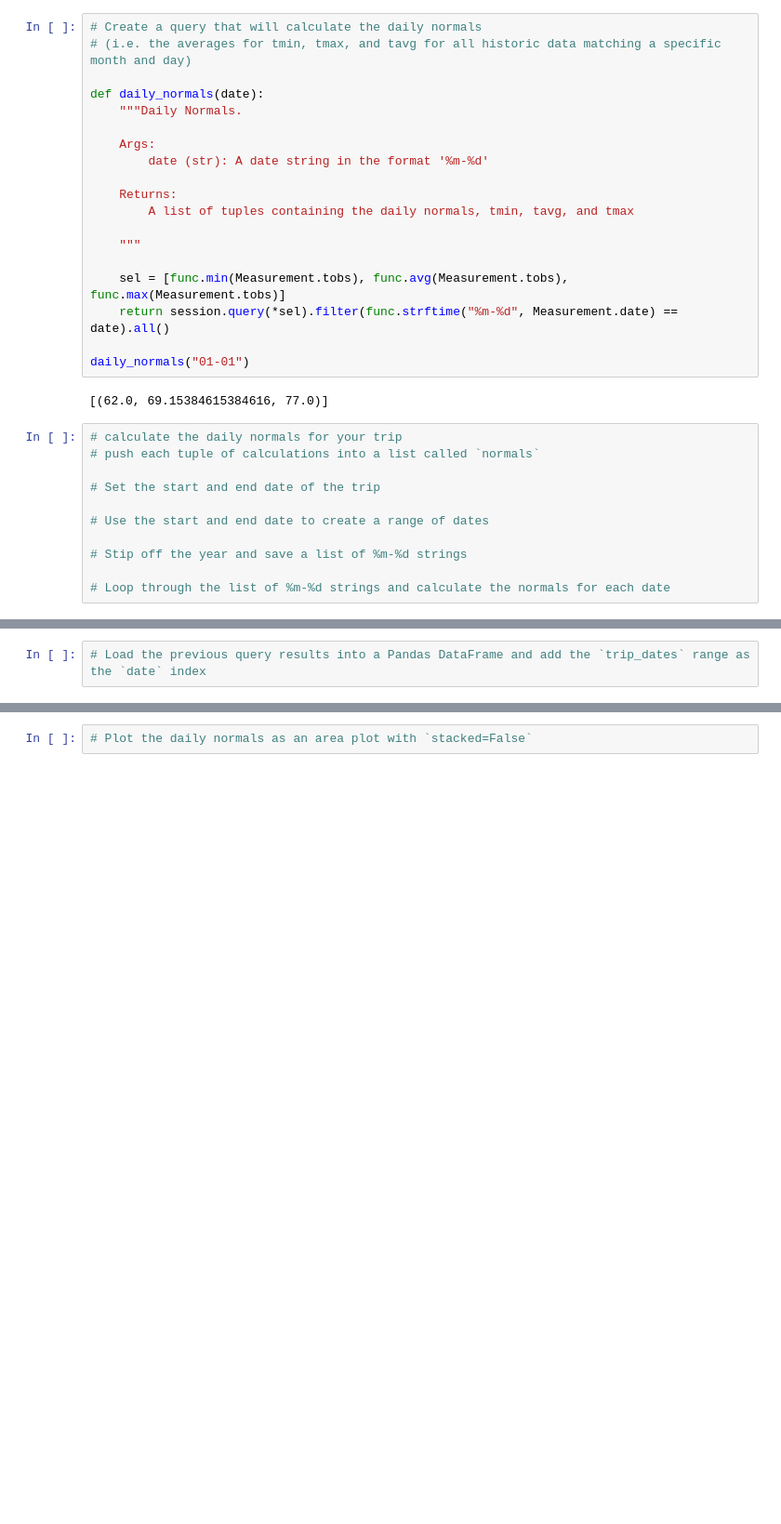
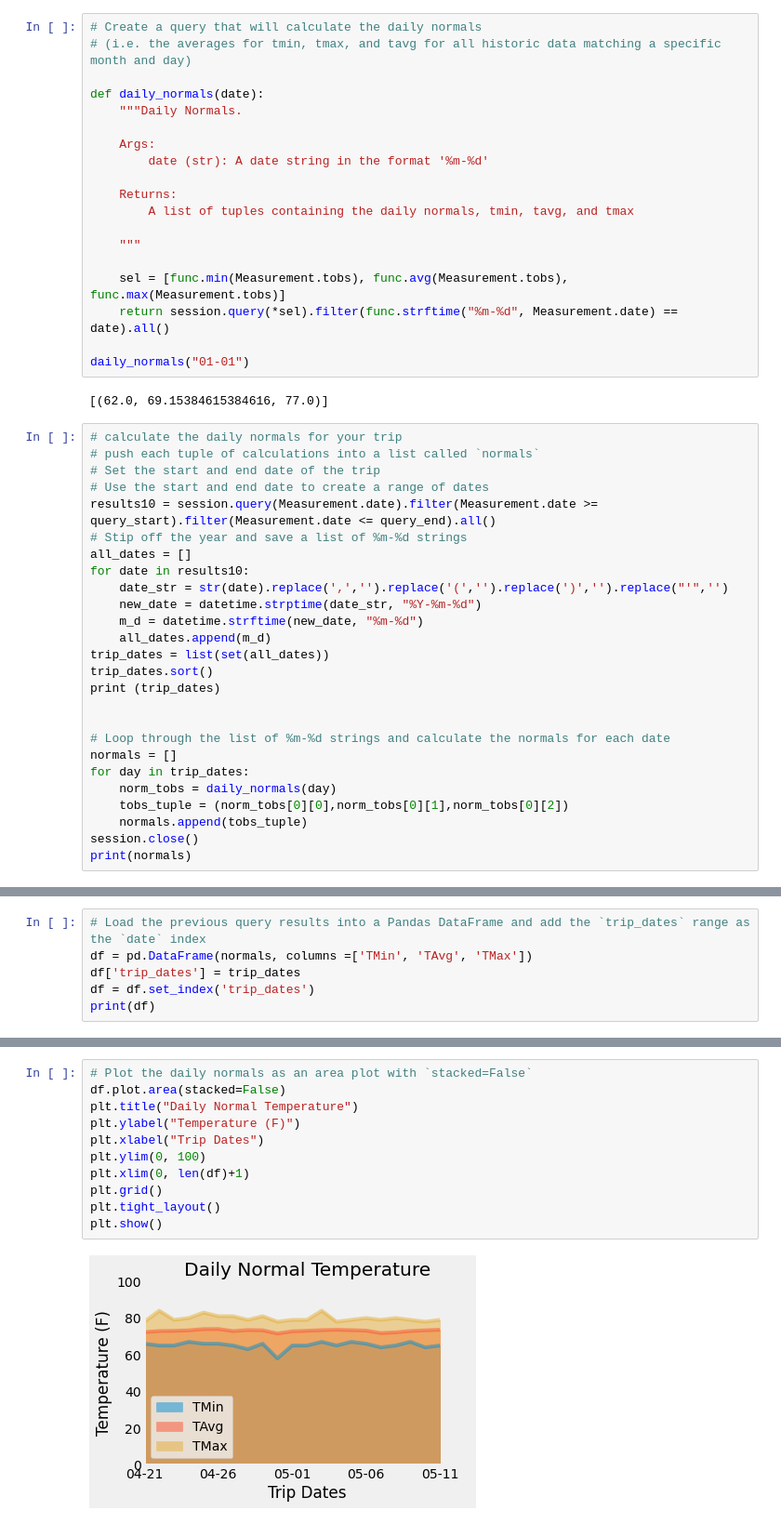
Before and after one commit to robertjbowen/sqlalchemy-challenge, a Jupyter notebook: climate_Bowen.ipynb, the cells around one changed output, grey strips where cells are left out. Shown at 93% size. Drawn from its saved outputs; the diff is of its cells as text; blank space fills up the shorter version.

```diff
--- a/climate_Bowen.ipynb
+++ b/climate_Bowen.ipynb
@@ -265,11 +308,26 @@ daily_normals("01-01")
 # %%
 # calculate the daily normals for your trip
 # push each tuple of calculations into a list called `normals`
+# Set the start and end date of the trip
+# Use the start and end date to create a range of dates
+results10 = session.query(Measurement.date).filter(Measurement.date >= query_start).filter(Measurement.date <= query_end).all()
+# Stip off the year and save a list of %m-%d strings
+all_dates = []
+for date in results10:
+    date_str = str(date).replace(',','').replace('(','').replace(')','').replace("'",'')
+    new_date = datetime.strptime(date_str, "%Y-%m-%d")
+    m_d = datetime.strftime(new_date, "%m-%d")
+    all_dates.append(m_d)
+trip_dates = list(set(all_dates))
+trip_dates.sort()
+print (trip_dates)
 
-# Set the start and end date of the trip
-
-# Use the start and end date to create a range of dates
-
-# Stip off the year and save a list of %m-%d strings
 
 # Loop through the list of %m-%d strings and calculate the normals for each date
+normals = []
+for day in trip_dates:
+    norm_tobs = daily_normals(day)
+    tobs_tuple = (norm_tobs[0][0],norm_tobs[0][1],norm_tobs[0][2])
+    normals.append(tobs_tuple)
+session.close()
+print(normals)
@@ -276,2 +337,6 @@ daily_normals("01-01")
 # %%
 # Load the previous query results into a Pandas DataFrame and add the `trip_dates` range as the `date` index
+df = pd.DataFrame(normals, columns =['TMin', 'TAvg', 'TMax'])
+df['trip_dates'] = trip_dates
+df = df.set_index('trip_dates')
+print(df)
@@ -278,2 +361,13 @@ daily_normals("01-01")
-# %%
-# Plot the daily normals as an area plot with `stacked=False`
+# %%
+# Plot the daily normals as an area plot with `stacked=False`
+df.plot.area(stacked=False)
+plt.title("Daily Normal Temperature")
+plt.ylabel("Temperature (F)")
+plt.xlabel("Trip Dates")
+plt.ylim(0, 100)
+plt.xlim(0, len(df)+1)
+plt.grid()
+plt.tight_layout()
+plt.show()
+# %% [output]
+[figure, added]
```
Also changed, not shown: parts of 5 cells of this notebook.
